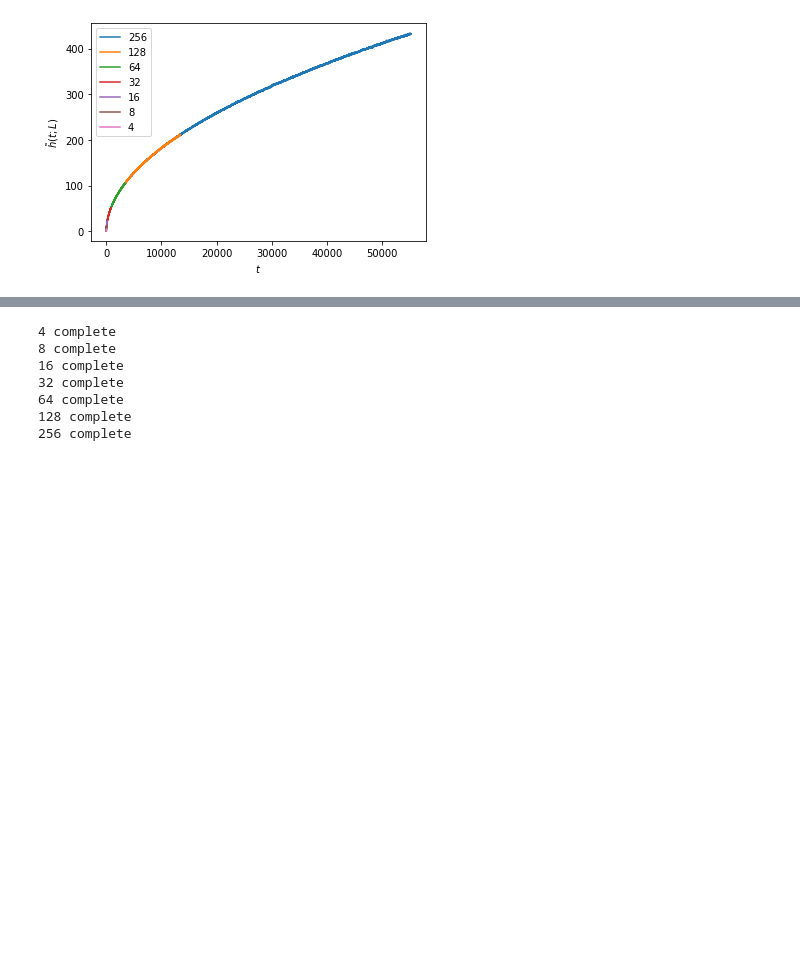
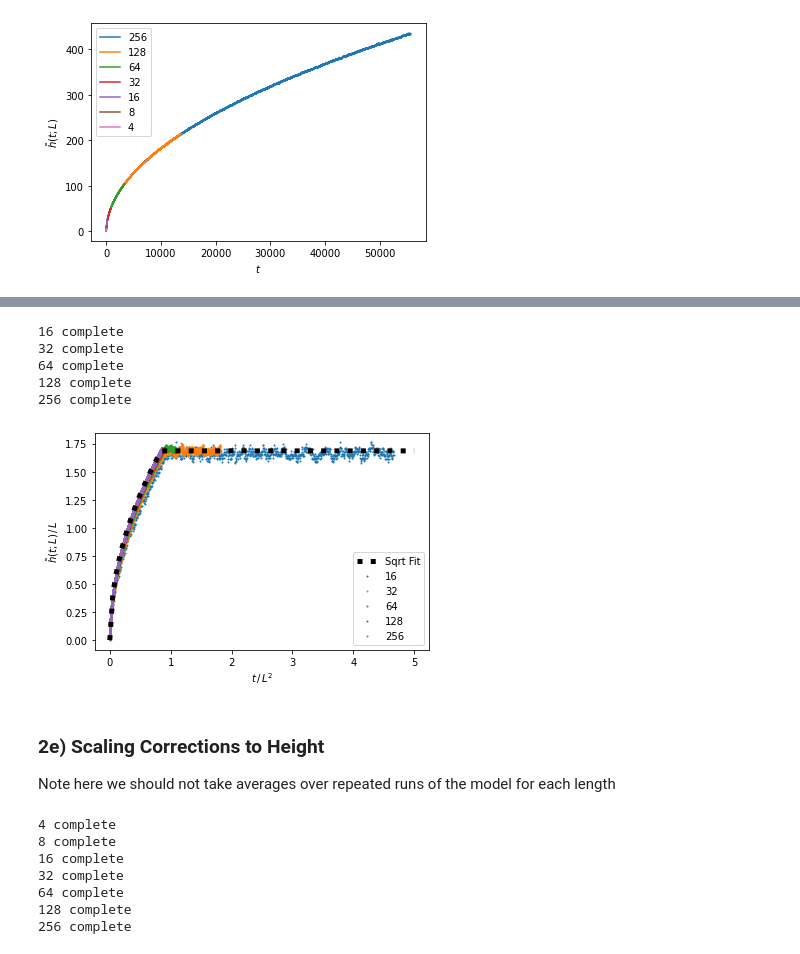
Before and after one commit to bdgrichards/oslo, a Jupyter notebook: oslo.ipynb, the cells around one changed output, grey strips where cells are left out. Saved outputs shown, nothing was run; the diff lists cells and outputs as text; code cells hidden in the pictures; blank space fills up the shorter version.

```diff
--- a/oslo.ipynb
+++ b/oslo.ipynb
@@ -678,3 +802,72 @@ which means our previous plot of $\tilde{h}/L$ against $t/L^2$ should follow ...
+# %%
+for length in lengths:
+    height_lists: list[list[int]] = []
+    for i in range(repetitions):
+        model = Model(length)
+        height_values: list[int] = []
+        while model.get_is_transient():
+            model.cycle()
+            height_values.append(model.get_pile_height())
+        for i in range(steady_state_cycles):
+            model.cycle()
+            height_values.append(model.get_pile_height())
+        height_lists.append(height_values)
+    average_heights_with_time.append(average_different_lengths(height_lists))
+    print(length, 'complete')
+# %% [output]
+16 complete
+32 complete
+64 complete
+128 complete
+256 complete
+# %%
+# fit the proposed scaling function
+def scaling_func(x, g):
+    try:
+        x[0]
+        results = []
+        for x_i in x:
+            if x_i < 0.5*g:
+                results.append((2*g*x_i) ** 0.5)
+            else:
+                results.append(g)
+        return results
+    except:
+        if x < 0.5*g:
+            return (2*g*x_i) ** 0.5
+        else:
+            return g
+
+
+y_vals = [np.array(i) for i in average_heights_with_time]
+x_vals = [np.array(range(len(average_heights_with_time[i])))/(lengths[i]**2)
+          for i in range(len(average_heights_with_time))]
+
+# plotting using the previously found k value
+k = 1.837
+g = 0.5*k**2
+fit_x_vals = np.linspace(0, 5, 100)
+fit_y_vals = scaling_func(fit_x_vals, g)
+plt.plot(fit_x_vals, fit_y_vals, label='Sqrt Fit',
+         linestyle='dotted', c='k', linewidth=5)
+
+# divide each of the y_vals by their system length
+for i in range(len(y_vals)):
+    y_vals[i] = y_vals[i] / lengths[i]
+
+for i in range(len(lengths)):
+    plt.scatter(x_vals[i], y_vals[i], label=str(
+        lengths[i]), s=1)
+plt.legend()
+plt.xlabel(r"$t \, / \, L^2$")
+plt.ylabel(r"$\tilde{h}(t;L) \, / \, L$")
+plt.show()
+# %% [output]
+[figure, added]
+# %% [markdown]
+### 2e) Scaling Corrections to Height
+
+Note here we should not take averages over repeated runs of the model for each length
 # %%
 height_sequence_list: list[list[int]] = []
 lengths = [4, 8, 16, 32, 64, 128, 256]
```
Also changed, not shown: parts of 30 cells of this notebook.
